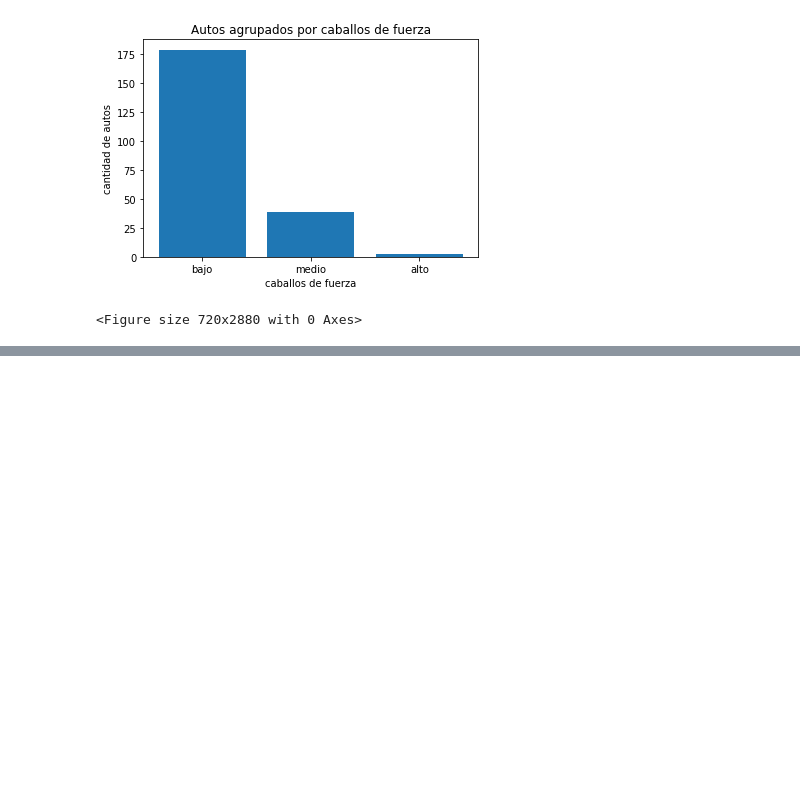
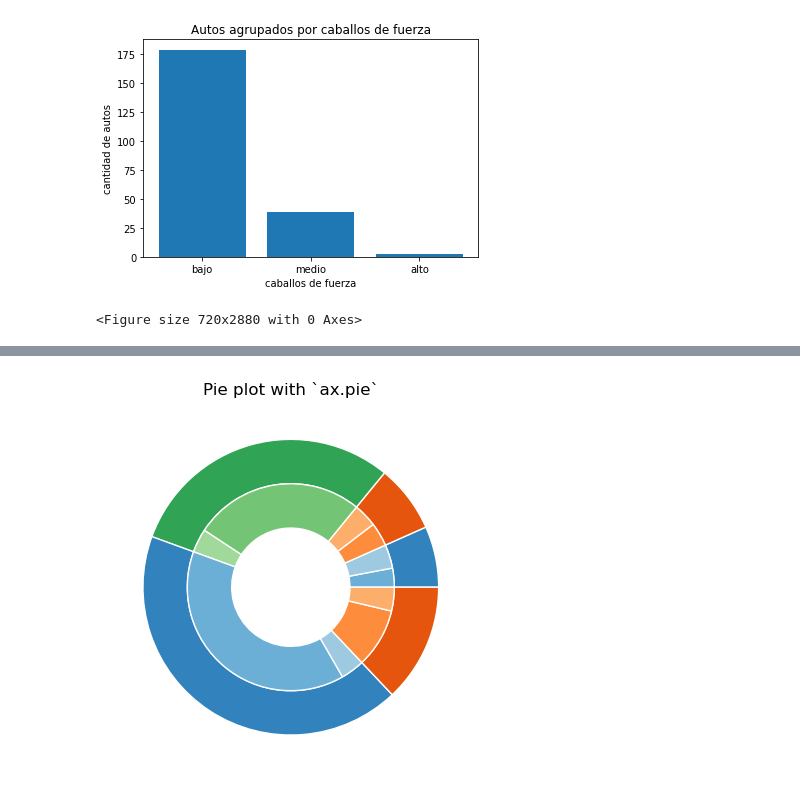
Before and after one commit to jlpc1992/Portafolio-de-evidencias, a Jupyter notebook: AnalisisDatos_Autos.ipynb, the cells around one changed output, grey strips where cells are left out. Cells and saved outputs as stored; diff of their text form; code cells hidden in the pictures; blank space fills up the shorter version.

```diff
--- a/AnalisisDatos_Autos.ipynb
+++ b/AnalisisDatos_Autos.ipynb
@@ -630,0 +743,4 @@ plt.show()
+# %%
+gf4=df_Autos.groupby(["style"]).count()
+gf4=gf4.iloc[:,:1]
+gf4
@@ -630,0 +755,23 @@ plt.show()
+# %%
+fig, ax = plt.subplots()
+
+data=gf4["symboling"].tolist()         #no lo usé
+estilo=["convertible","hardtop","hatchback","sedan","wagon"]   #no lo usé
+
+size = 0.3
+vals = np.array([[ 8.,10.], [ 10.,10.], [ 72.,10.], [ 105.,10.], [ 25.,10.]])
+
+cmap = plt.colormaps["tab20c"]         #es solo tabla de colores
+outer_colors = cmap(np.arange(3)*4)     #colores
+inner_colors = cmap([1, 2, 5, 6, 9, 10])
+
+ax.pie(vals.sum(axis=1), radius=1, colors=outer_colors,   #pie externo
+       wedgeprops=dict(width=size, edgecolor='w'))
+
+ax.pie(vals.flatten(), radius=1-size, colors=inner_colors,   #pie interno
+       wedgeprops=dict(width=size, edgecolor='w'))
+
+ax.set(aspect="equal", title='Pie plot with `ax.pie`')
+plt.show()             #este gráfico no funcionó
+# %% [output]
+[figure, added]
```
Also changed, not shown: parts of 12 cells of this notebook.
